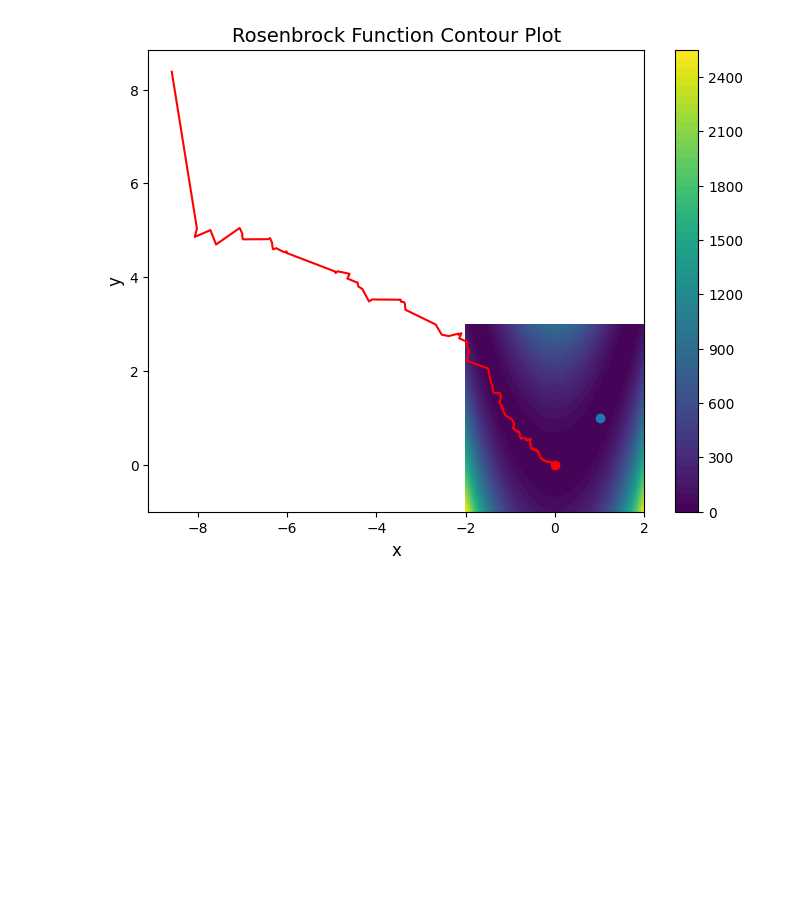
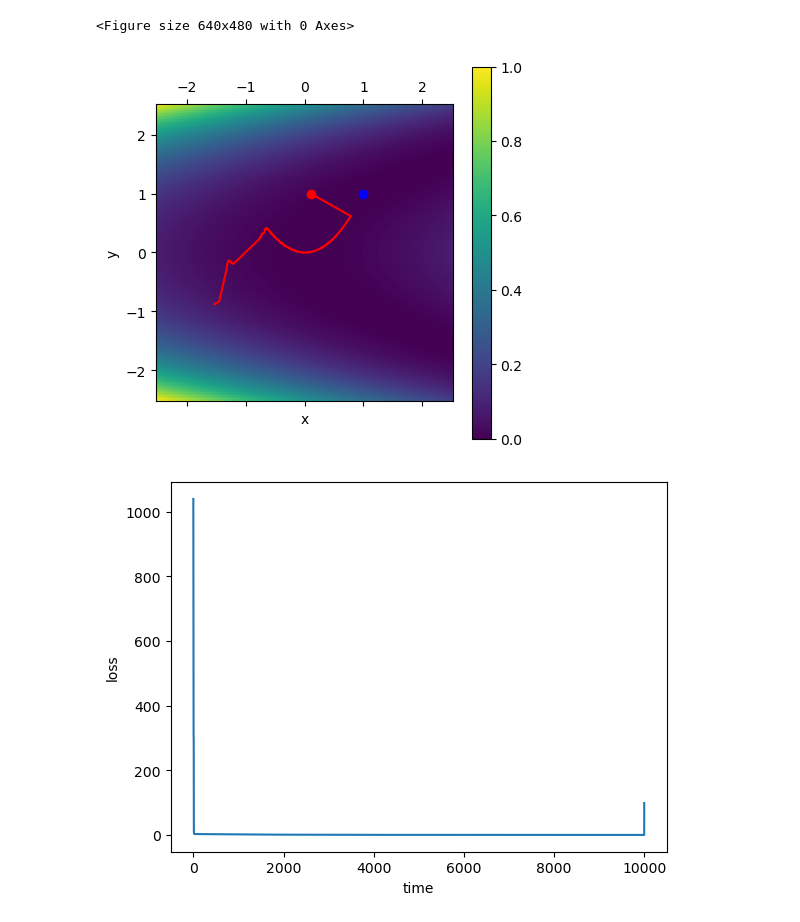
Before and after one commit to ellahas/snn-wp, a Jupyter notebook: optimization_testing.ipynb, the cells around one changed output. Cells and saved outputs as stored; diff of their text form; code cells hidden in the pictures; blank space fills up the shorter version.

```diff
--- a/optimization_testing.ipynb
+++ b/optimization_testing.ipynb
@@ -126,34 +167,37 @@ plt.show()
-# %%
-import numpy as np
-import matplotlib.pyplot as plt
-
-# Define the Rosenbrock function
-def rosenbrock(x, y, a=1, b=100):
-    return (a - x)**2 + b * (y - x**2)**2
-
-# Generate a grid of x and y values
-x = np.linspace(-2, 2, 400)
-y = np.linspace(-1, 3, 400)
-X, Y = np.meshgrid(x, y)
-
-# Compute the function values
-Z = rosenbrock(X, Y)
-
-# Create the contour plot
-plt.figure(figsize=(8, 6))
-contour = plt.contourf(X, Y, Z, levels=50, cmap='viridis')
-plt.colorbar(contour)
-
-
-plt.plot(history[:, 0], history[:, 1], color='r')
-plt.scatter(history[-1, 0], history[-1, 1], color='r')
-plt.scatter(1,1)
-
-
-# Add labels and title
-plt.title("Rosenbrock Function Contour Plot", fontsize=14)
-plt.xlabel("x", fontsize=12)
-plt.ylabel("y", fontsize=12)
-plt.show()
-# %% [output]
-[figure, removed]
+# %%
+n_steps = 10000
+method = "cfd"
+sigma = 1e-5
+lr = 1e-4
+
+sampler = torch.distributions.Normal(0, sigma)
+# make a sampler
+
+Ndim = 2
+
+start_sampler = torch.distributions.Normal(0, 10)
+initial_params = torch.tensor([3, -2])   #start_sampler.sample(sample_shape=torch.Size([Ndim]))
+params = {"vars" : initial_params}
+
+history = np.empty((n_steps+1, Ndim))
+history[0, :] = params["vars"]
+for e in range(n_steps):
+    #loss function expecting input and weights
+    wp_grad = wp.compute_gradient(
+        rosenbrock_function, None, params, sampler, method
+    )  # do forward passes and compute gradient
+    params = wp.update_weights(wp_grad, params, sigma, lr)
+    history[e, :] = params["vars"]
+# %%
+plot_trajectory(history, rosenbrock_function, 200)
+plt.scatter(1, 1, color="b")
+plt.figure()
+loss_history = [rosenbrock_function(None, {"vars" : torch.from_numpy(params)}) for params in history]
+plt.plot(loss_history)
+plt.xlabel("time")
+plt.ylabel("loss")
+plt.show()
+# %% [output]
+<Figure size 640x480 with 0 Axes>
+[figure, added]
+[figure, added]
```
Also changed, not shown: parts of 10 cells of this notebook.
